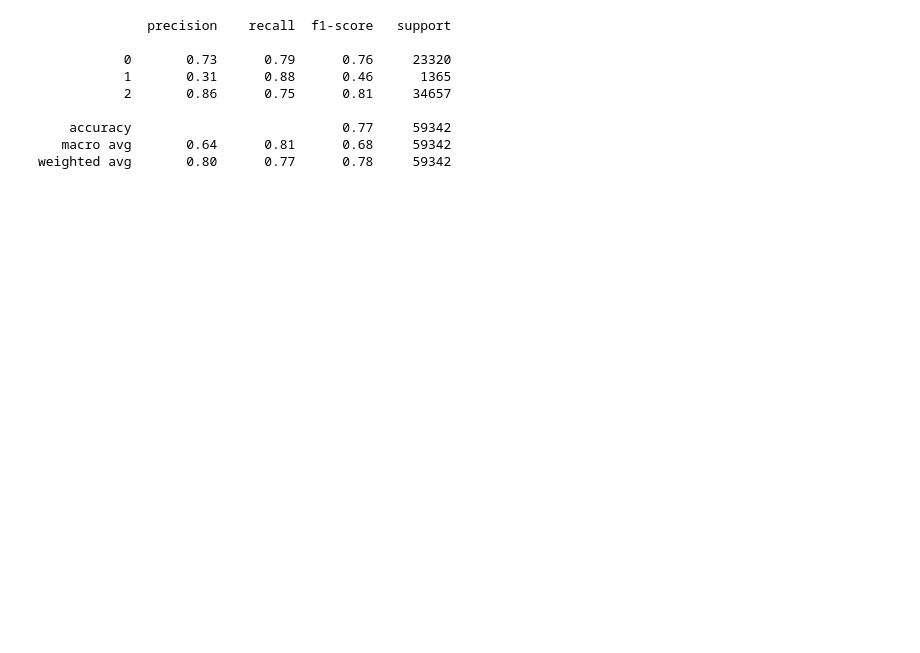
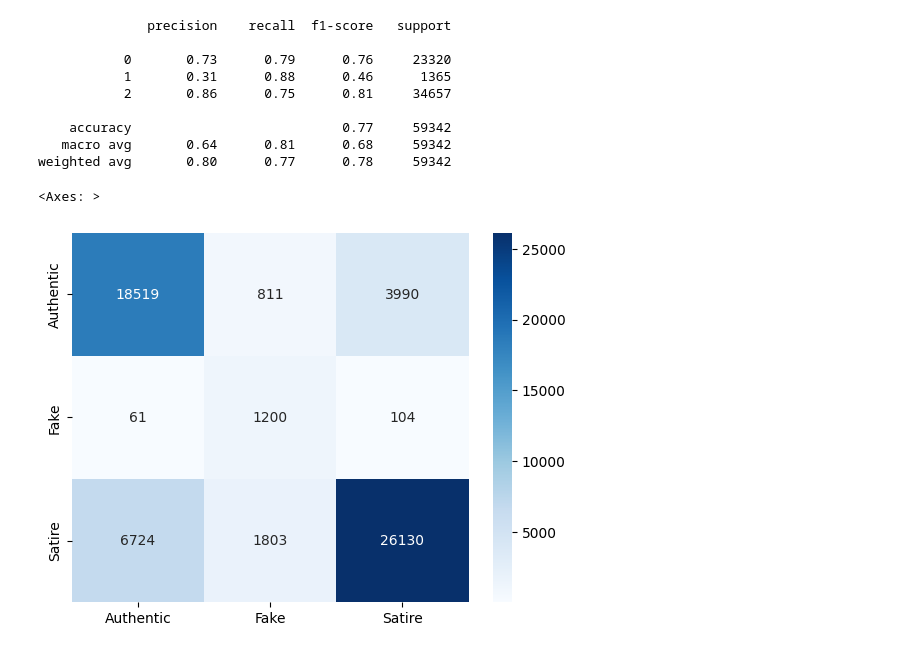
Before and after one commit to katechamberlain1/reddit-misinfo-virality, a Jupyter notebook: notebooks/03_baseline_veracity_classifier.ipynb, the cells around one changed output. Drawn from its saved outputs; the diff is of its cells as text; code cells hidden in the pictures; blank space fills up the shorter version.

```diff
--- a/notebooks/03_baseline_veracity_classifier.ipynb
+++ b/notebooks/03_baseline_veracity_classifier.ipynb
@@ -41,3 +47,11 @@ print(classification_report(y_val, y_pred)
     accuracy                           0.77     59342
    macro avg       0.64      0.81      0.68     59342
 weighted avg       0.80      0.77      0.78     59342
+# %%
+cm = confusion_matrix(y_val, y_pred)
+sns.heatmap(cm, annot=True, fmt='d', xticklabels=['Authentic','Fake','Satire'],
+               yticklabels=['Authentic','Fake','Satire'], cmap='Blues'
+            )
+# %% [output]
+<Axes: >
+[figure, added]
```
Also changed, not shown: parts of 10 cells of this notebook, 1 other file.
